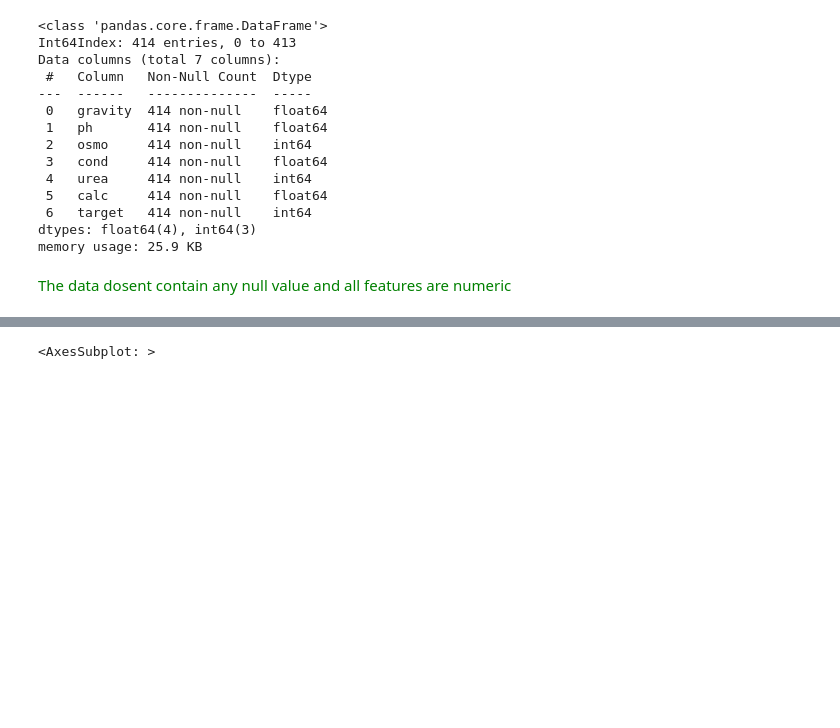
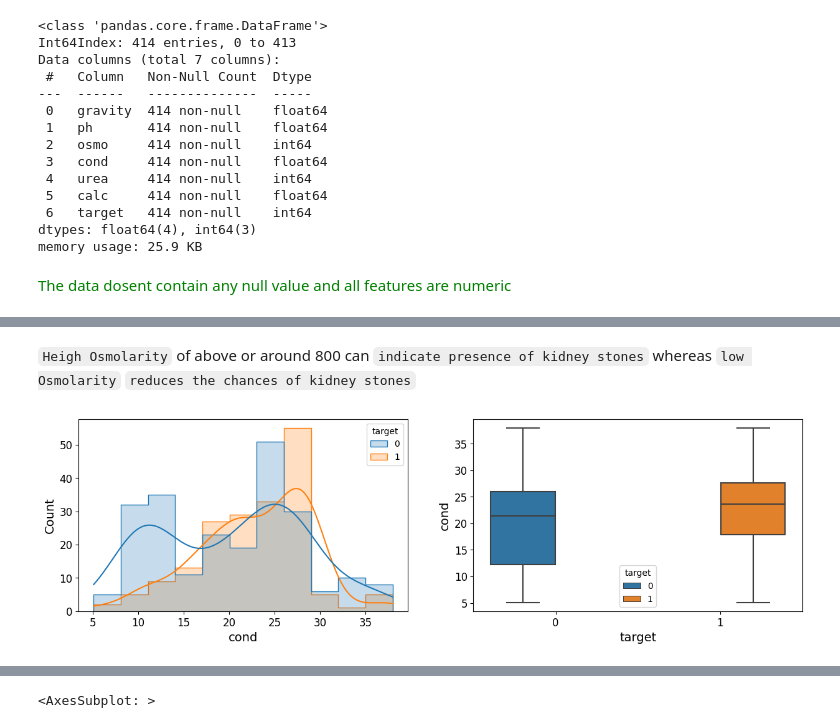
Before and after one commit to ayushmehraa/Kidney-stone-prediction, a Jupyter notebook: notebook.ipynb, the cells around one changed output, grey strips where cells are left out. Cells and saved outputs as stored; diff of their text form; code cells hidden in the pictures; blank space fills up the shorter version.

```diff
--- a/notebook.ipynb
+++ b/notebook.ipynb
@@ -90,0 +127,6 @@ memory usage: 25.9 KB
+# %% [markdown]
+`Heigh Osmolarity` of above or around  800 can `indicate presence of kidney stones` whereas `low Osmolarity` `reduces the chances of kidney stones`
+# %%
+plot_numerical_data('cond','target')
+# %% [output]
+[figure, added]
```
Also changed, not shown: parts of 19 cells of this notebook.
